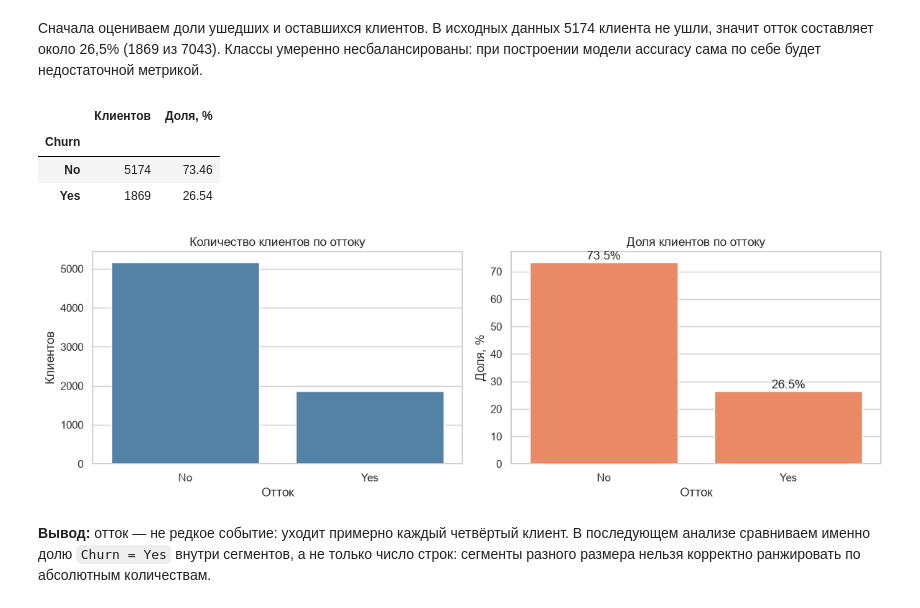
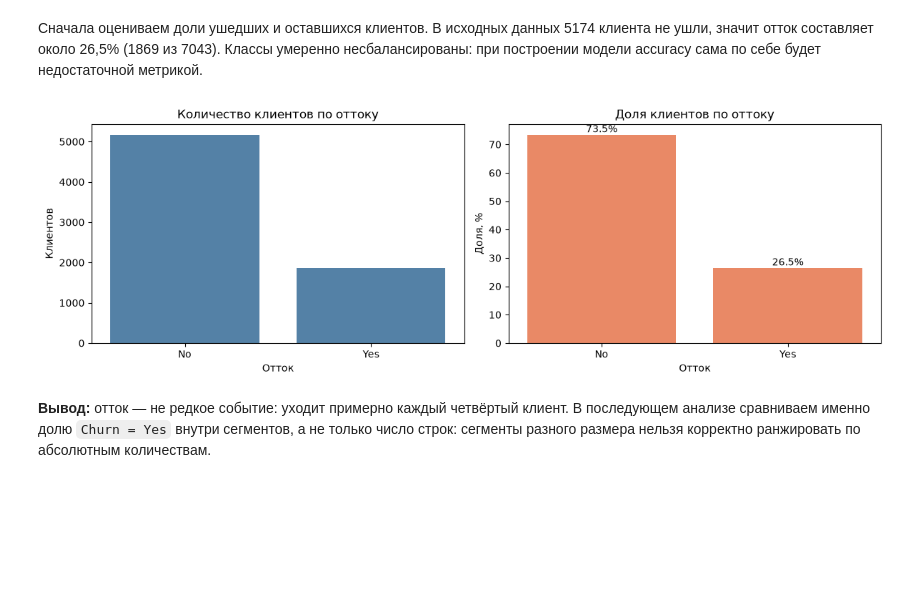
Before and after one commit to EntroKita/case_customer_churn, a Jupyter notebook: pipeline_customer_churn.ipynb, the cells around one changed output. Saved outputs shown, nothing was run; the diff lists cells and outputs as text; code cells hidden in the pictures; blank space fills up the shorter version.

```diff
--- a/pipeline_customer_churn.ipynb
+++ b/pipeline_customer_churn.ipynb
@@ -324,68 +326,38 @@ Index: []
 # %%
 df_eda = df_before_substitute.copy(deep=True)
 
 total_text = df_eda["TotalCharges"].astype("string").str.strip()
 blank_total = total_text.eq("")
-df_eda["TotalCharges"] = pd.to_numeric(
-    total_text.mask(blank_total),
-    errors="coerce"
+df_eda["TotalCharges"] = pd.to_numeric(total_text.mask(blank_total), errors="coerce")
+df_eda.loc[blank_total & df_eda["tenure"].eq(0), "TotalCharges"] = 0
+df_eda["MonthlyChargesChange"] = (
+    df_eda["TotalCharges"] - df_eda["MonthlyCharges"] * df_eda["tenure"]
 )
-df_eda.loc[blank_total & df_eda["tenure"].eq(0), "TotalCharges"] = 0
 
 df_eda["ChurnFlag"] = df_eda["Churn"].map({"No": 0, "Yes": 1})
 if df_eda["ChurnFlag"].isna().any():
     raise ValueError("В Churn обнаружены неизвестные категории")
 
-churn_counts = df_eda["Churn"].value_counts().reindex(
-    ["No", "Yes"], fill_value=0
-)
 churn_share = (
-    df_eda["Churn"]
-    .value_counts(normalize=True)
-    .reindex(["No", "Yes"], fill_value=0)
-    .mul(100)
+    df_eda["Churn"].value_counts(normalize=True)
+    .reindex(["No", "Yes"], fill_value=0).mul(100)
 )
 
-display(pd.DataFrame({
-    "Клиентов": churn_counts,
-    "Доля, %": churn_share.round(2)
-}))
-
 fig, axes = plt.subplots(1, 2, figsize=(12, 4))
-
-sns.countplot(
-    data=df_eda, x="Churn", order=["No", "Yes"],
-    ax=axes[0], color="steelblue"
-)
-axes[0].set(
-    title="Количество клиентов по оттоку",
-    xlabel="Отток", ylabel="Клиентов"
-)
-
-sns.barplot(
-    x=churn_share.index, y=churn_share.values,
-    order=["No", "Yes"], ax=axes[1], color="coral"
-)
-axes[1].set(
-    title="Доля клиентов по оттоку",
-    xlabel="Отток", ylabel="Доля, %"
-)
-
+sns.countplot(data=df_eda, x="Churn", order=["No", "Yes"],
+              ax=axes[0], color="steelblue")
+axes[0].set(title="Количество клиентов по оттоку", xlabel="Отток", ylabel="Клиентов")
+sns.barplot(x=churn_share.index, y=churn_share.values, order=["No", "Yes"],
+            ax=axes[1], color="coral")
+axes[1].set(title="Доля клиентов по оттоку", xlabel="Отток", ylabel="Доля, %")
 for bar in axes[1].patches:
-    axes[1].annotate(
-        f"{bar.get_height():.1f}%",
-        (bar.get_x() + bar.get_width() / 2, bar.get_height()),
-        ha="center", va="bottom"
-    )
-
+    axes[1].annotate(f"{bar.get_height():.1f}%",
+                     (bar.get_x() + bar.get_width()/2, bar.get_height()),
+                     ha="center", va="bottom")
 plt.tight_layout()
 plt.show()
 # %% [output]
-|  | Клиентов | Доля, % |
-| Churn |  |  |
-| No | 5174 | 73.46 |
-| Yes | 1869 | 26.54 |
-[figure, old version]
+[figure, new version]
 # %% [markdown]
 **Вывод:** отток — не редкое событие: уходит примерно каждый четвёртый клиент. В последующем анализе сравниваем именно долю `Churn = Yes` внутри сегментов, а не только число строк: сегменты разного размера нельзя корректно ранжировать по абсолютным количествам.
 # %% [markdown]
```
Also changed, not shown: parts of 19 cells of this notebook.
